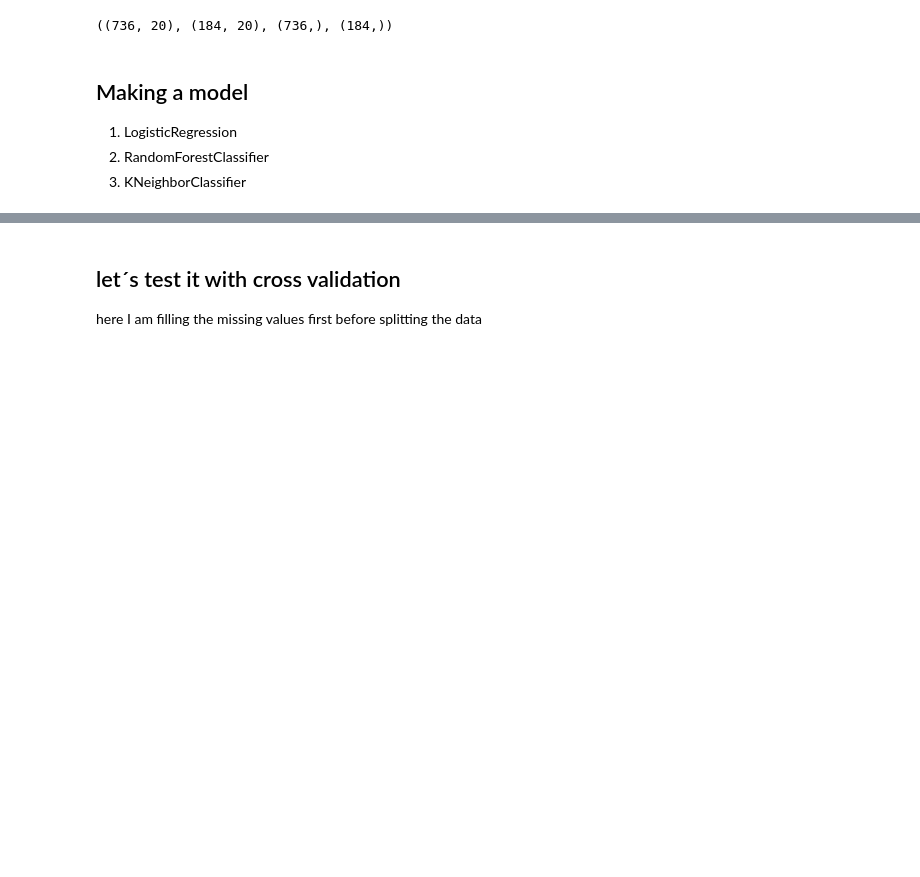
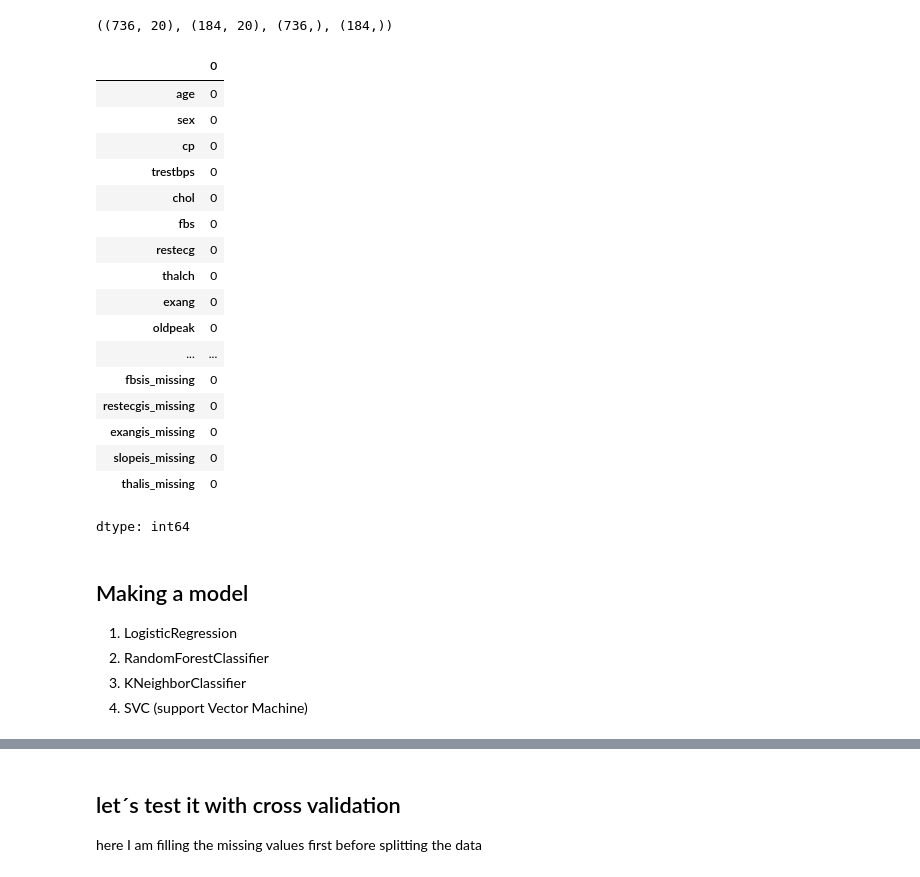
Before and after one commit to bernandogunawan/machine_learning_practices, a Jupyter notebook: end-to-end-heart-disease-classification.ipynb, the cells around one changed output, grey strips where cells are left out. Saved outputs shown, nothing was run; the diff lists cells and outputs as text; code cells hidden in the pictures; blank space fills up the shorter version.

```diff
--- a/end-to-end-heart-disease-classification.ipynb
+++ b/end-to-end-heart-disease-classification.ipynb
@@ -302,8 +333,30 @@ x_data_cross= x_data.fillna(x_data.median())
+# %%
+x_train.isna().sum()
+# %% [output]
+|  | 0 |
+| age | 0 |
+| sex | 0 |
+| cp | 0 |
+| trestbps | 0 |
+| chol | 0 |
+| fbs | 0 |
+| restecg | 0 |
+| thalch | 0 |
+| exang | 0 |
+| oldpeak | 0 |
+| ... | ... |
+| fbsis_missing | 0 |
+| restecgis_missing | 0 |
+| exangis_missing | 0 |
+| slopeis_missing | 0 |
+| thalis_missing | 0 |
+dtype: int64
 # %% [markdown]
 ## Making a model
 
 1. LogisticRegression
 2. RandomForestClassifier
 3. KNeighborClassifier
+4. SVC (support Vector Machine)
 # %%
 model = {"lr" : LogisticRegression(),
```
Also changed, not shown: parts of 8 cells of this notebook.
